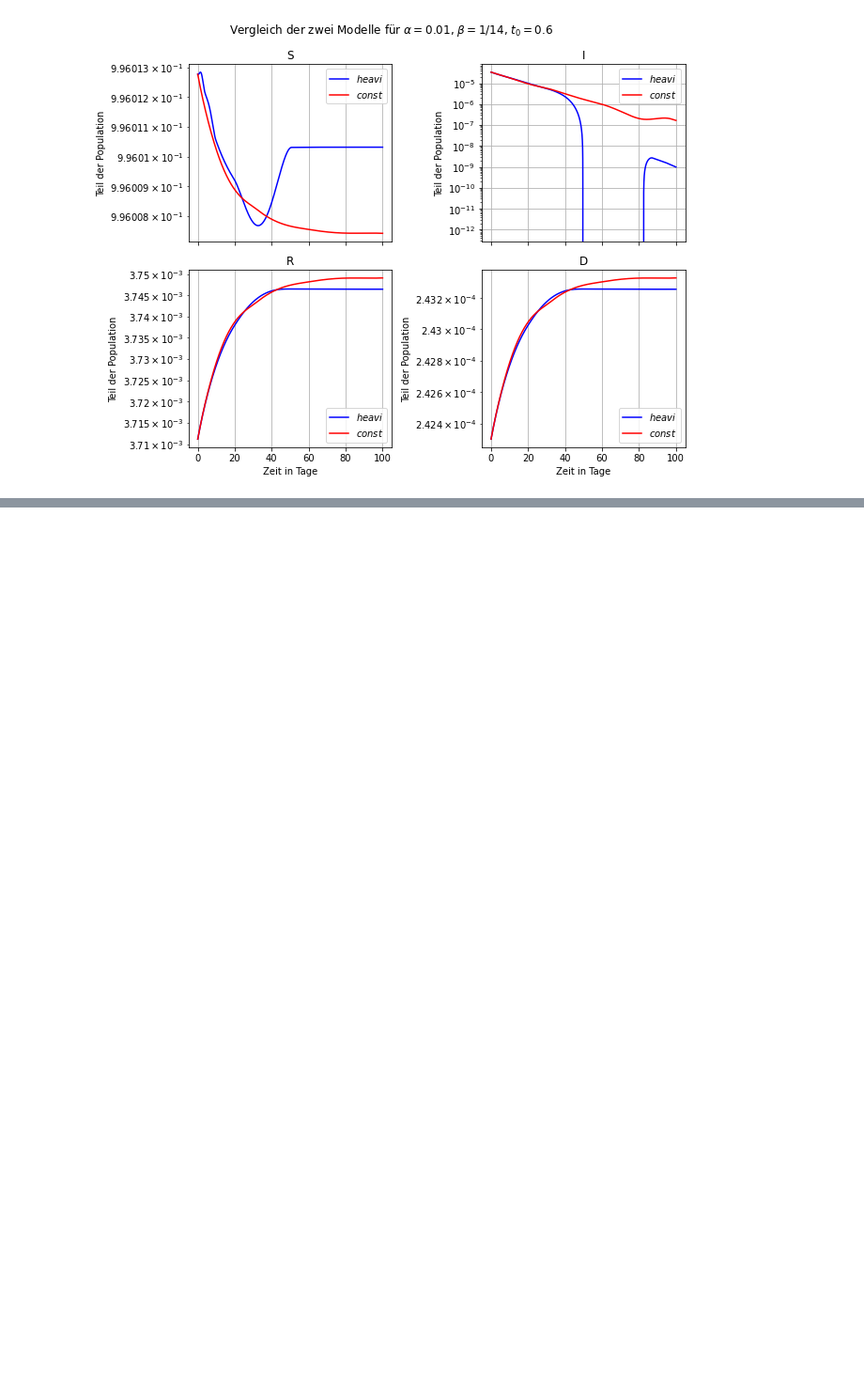
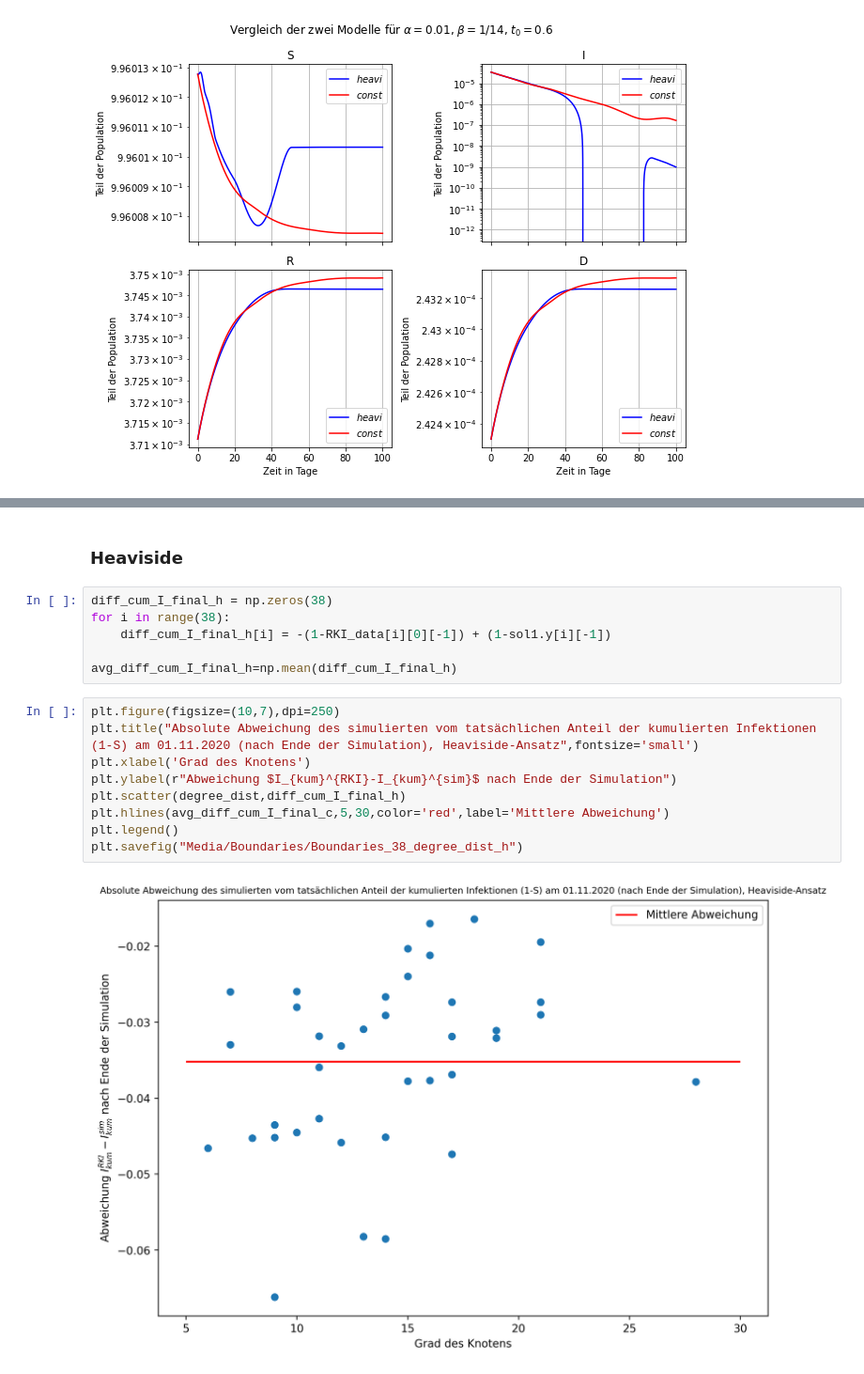
Before and after one commit to torbensun/Modeling-Of-Epidemics-With-Compartmental-And-Network-Models, a Jupyter notebook: Project.ipynb, the cells around one changed output, grey strips where cells are left out. Shown at 94% size. Saved outputs shown, nothing was run; the diff lists cells and outputs as text; blank space fills up the shorter version.

```diff
--- a/Project.ipynb
+++ b/Project.ipynb
@@ -533,0 +625,19 @@ plt.savefig("./Media/Plots/small/small1.pdf", dpi=200)
+# %% [markdown]
+### Heaviside
+# %%
+diff_cum_I_final_h = np.zeros(38)
+for i in range(38):
+    diff_cum_I_final_h[i] = -(1-RKI_data[i][0][-1]) + (1-sol1.y[i][-1])
+
+avg_diff_cum_I_final_h=np.mean(diff_cum_I_final_h)
+# %%
+plt.figure(figsize=(10,7),dpi=250)
+plt.title("Absolute Abweichung des simulierten vom tatsächlichen Anteil der kumulierten Infektionen (1-S) am 01.11.2020 (nach Ende der Simulation), Heaviside-Ansatz",fontsize='small')
+plt.xlabel('Grad des Knotens')
+plt.ylabel(r"Abweichung $I_{kum}^{RKI}-I_{kum}^{sim}$ nach Ende der Simulation")
+plt.scatter(degree_dist,diff_cum_I_final_h)
+plt.hlines(avg_diff_cum_I_final_c,5,30,color='red',label='Mittlere Abweichung')
+plt.legend()
+plt.savefig("Media/Boundaries/Boundaries_38_degree_dist_h")
+# %% [output]
+[figure, added]
```
Also changed, not shown: parts of 17 cells of this notebook, 5 other files.
